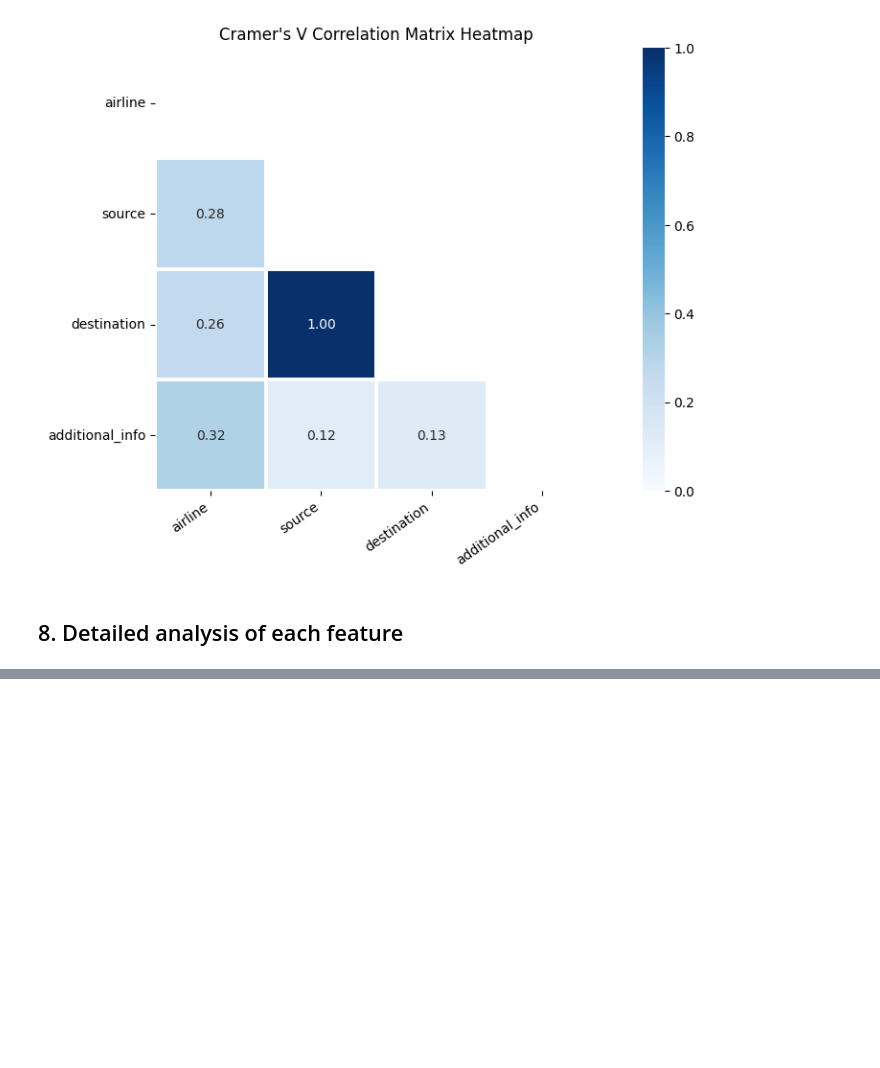
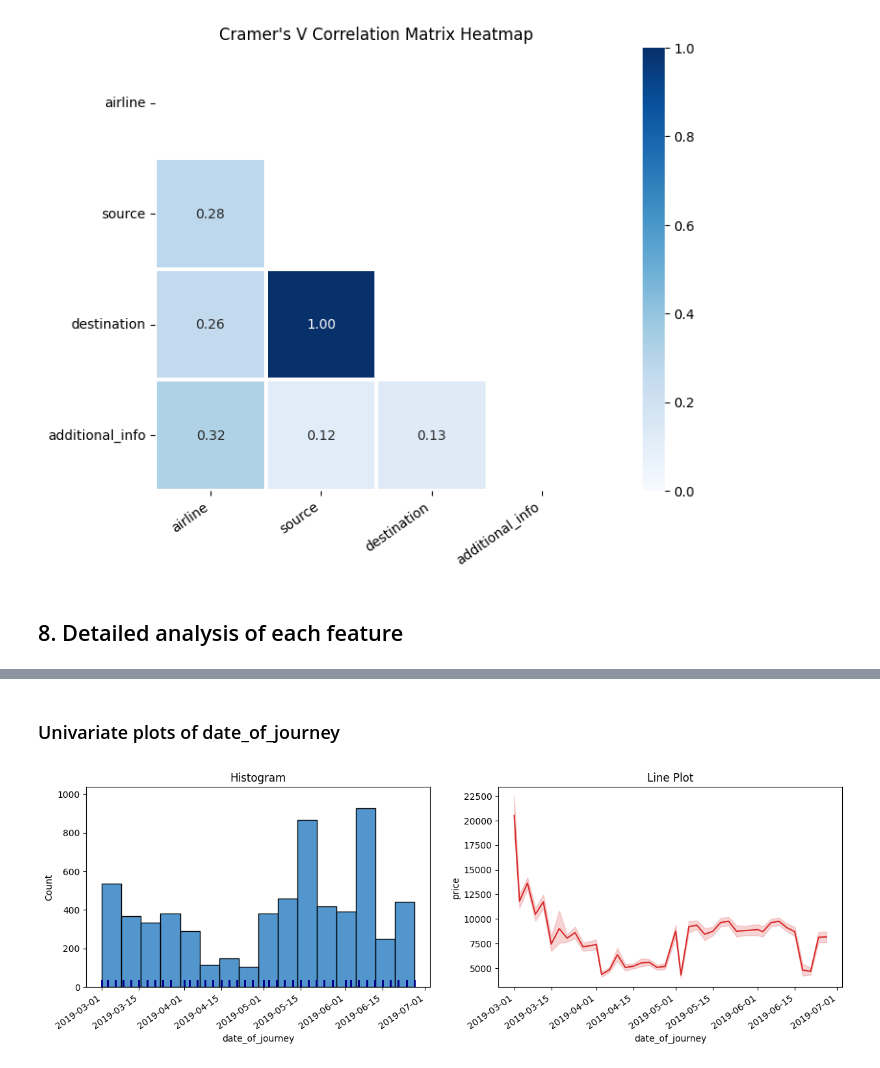
Before and after one commit to iamdebasishdas123/SageMaker_Flight_Prediction, a Jupyter notebook: Notebook/EDA.ipynb, the cells around one changed output, grey strips where cells are left out. Cells and saved outputs as stored; diff of their text form; code cells hidden in the pictures; blank space fills up the shorter version.

```diff
--- a/Notebook/EDA.ipynb
+++ b/Notebook/EDA.ipynb
@@ -175,0 +295,9 @@ eda_helper_functions.cramersV_heatmap(train)
+# %%
+eda_helper_functions.dt_univar_plots(
+    data=train,
+    var="date_of_journey",
+    target="price"
+)
+# %% [output]
+Univariate plots of date_of_journey
+[figure, added]
```
Also changed, not shown: parts of 26 cells of this notebook.
